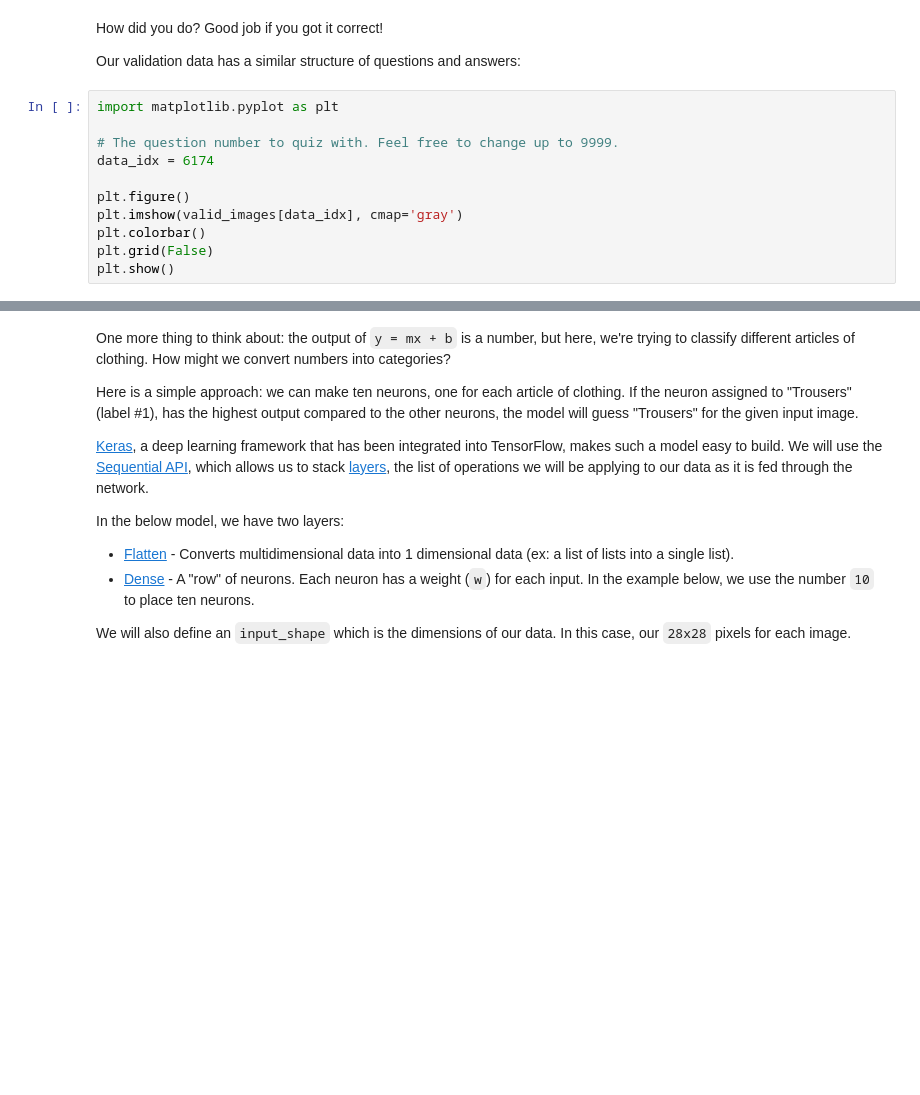
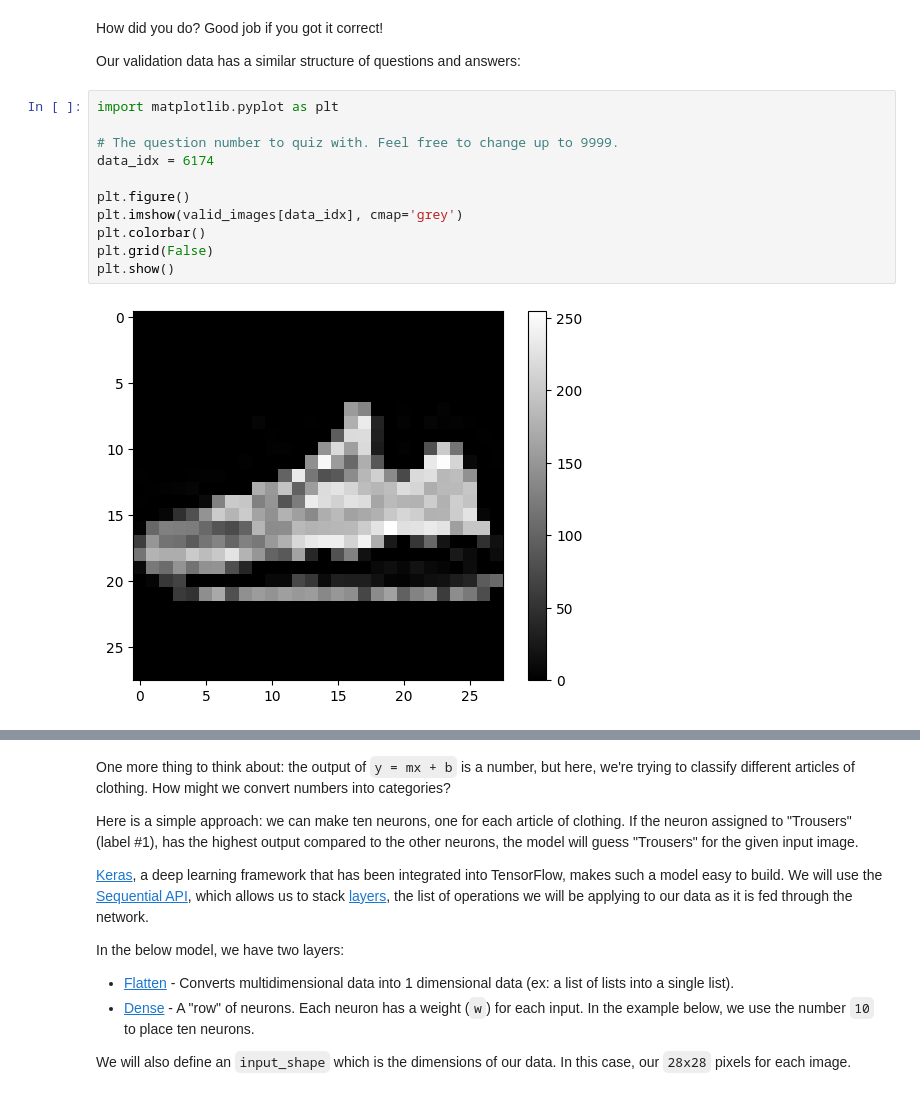
Before and after one commit to z0uz/BEPb, a Jupyter notebook: building-a-brain/BuildingABrain.ipynb, the cells around one changed output, grey strips where cells are left out. Saved outputs shown, nothing was run; the diff lists cells and outputs as text; blank space fills up the shorter version.

```diff
--- a/building-a-brain/BuildingABrain.ipynb
+++ b/building-a-brain/BuildingABrain.ipynb
@@ -88,13 +90,15 @@ Our validation data has a similar structure of questions and answers:
 # %%
 import matplotlib.pyplot as plt
 
 # The question number to quiz with. Feel free to change up to 9999.
 data_idx = 6174
 
 plt.figure()
-plt.imshow(valid_images[data_idx], cmap='gray')
+plt.imshow(valid_images[data_idx], cmap='grey')
 plt.colorbar()
 plt.grid(False)
 plt.show()
+# %% [output]
+[figure, added]
 # %%
 valid_labels[data_idx]
```
Also changed, not shown: parts of 11 cells of this notebook.
